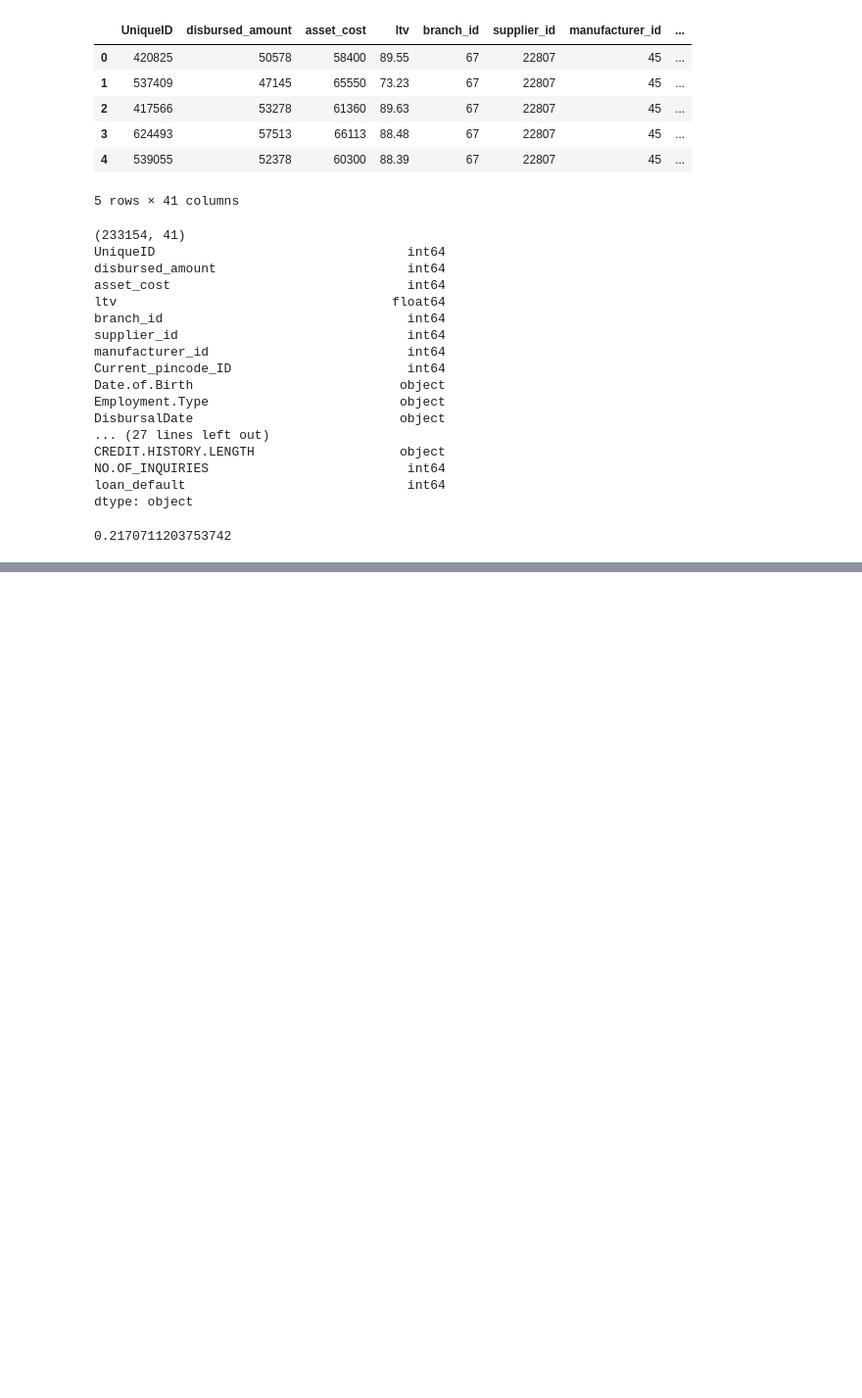
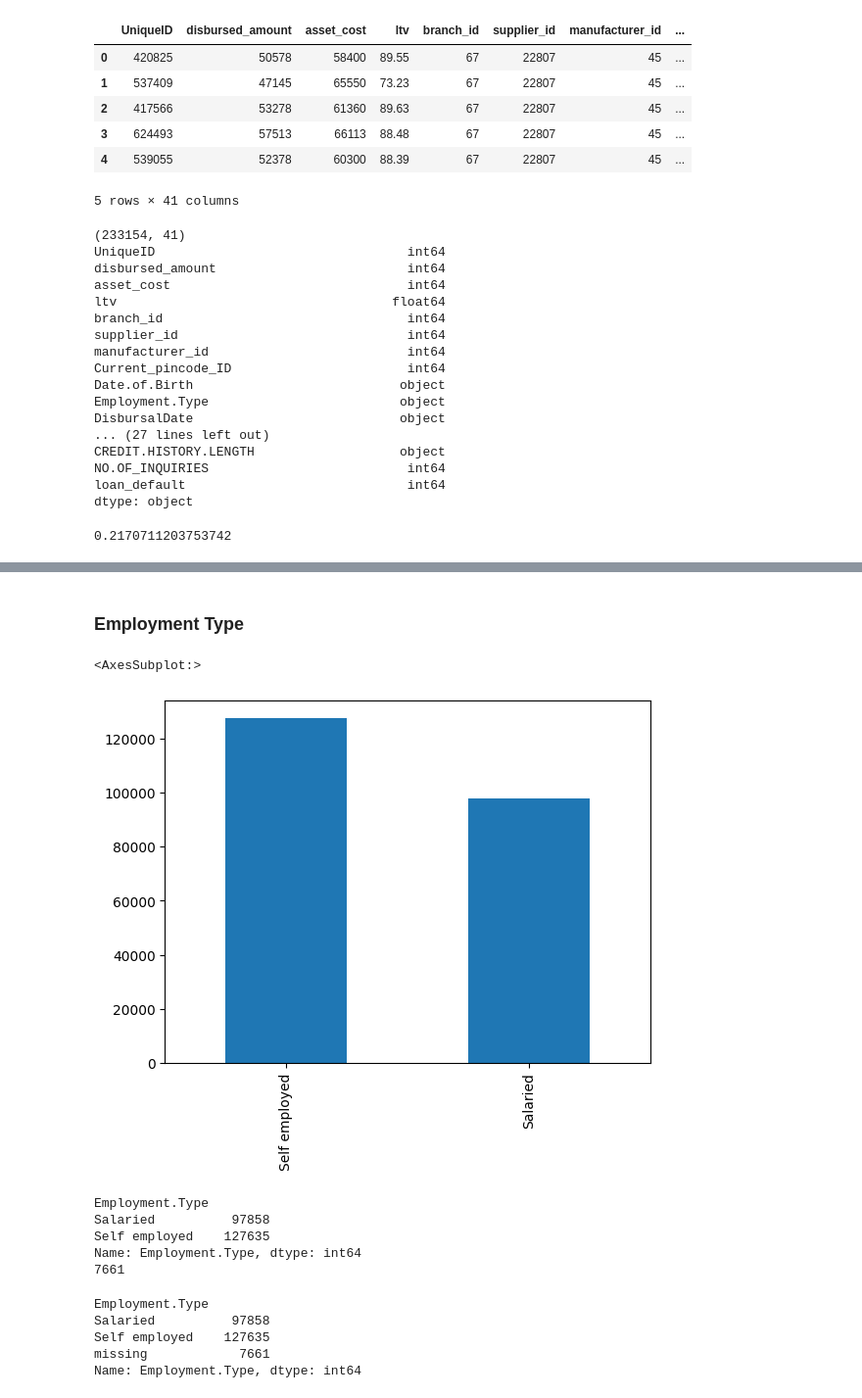
Before and after one commit to Catalysta/VehicleLoanDefault, a Jupyter notebook: src/VehicleLoanDefault.ipynb, the cells around one changed output, grey strips where cells are left out. Shown: that part at 98% size. Drawn from its saved outputs; the diff is of its cells as text; code cells hidden in the pictures; blank space fills up the shorter version.

```diff
--- a/src/VehicleLoanDefault.ipynb
+++ b/src/VehicleLoanDefault.ipynb
@@ -204,0 +143,26 @@ KeyError: 'Age'
+# %% [markdown]
+### Employment Type
+# %%
+dat['Employment.Type'].value_counts().plot(kind='bar')
+# %% [output]
+<AxesSubplot:>
+[figure, added]
+# %%
+print(dat.groupby(['Employment.Type'])['Employment.Type'].count())
+print(len(dat[dat['Employment.Type'].isnull()]))
+# %% [output]
+Employment.Type
+Salaried          97858
+Self employed    127635
+Name: Employment.Type, dtype: int64
+7661
+# %%
+# Treat missing values as another level for one-hot encoding
+dat['Employment.Type'].fillna('missing', inplace = True)
+dat.groupby(['Employment.Type'])['Employment.Type'].count()
+# %% [output]
+Employment.Type
+Salaried          97858
+Self employed    127635
+missing            7661
+Name: Employment.Type, dtype: int64
```
Also changed, not shown: parts of 42 cells of this notebook.
